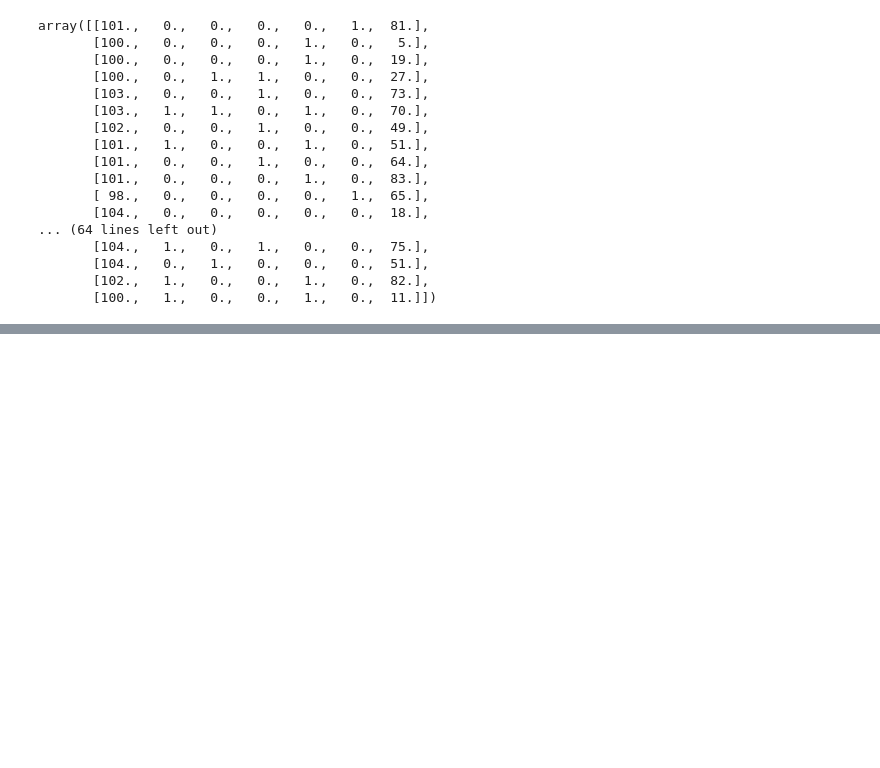
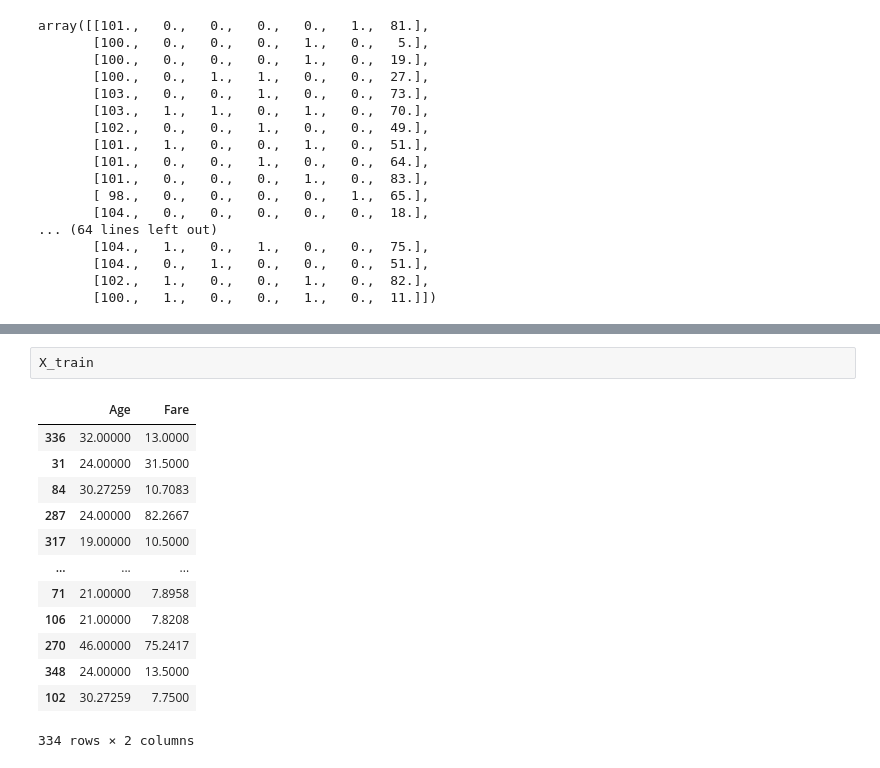
Before and after one commit to Dhe-Reigner/sk-learn, a Jupyter notebook: sci.ipynb, the cells around one changed output, grey strips where cells are left out. Cells and saved outputs as stored; diff of their text form; blank space fills up the shorter version.

```diff
--- a/sci.ipynb
+++ b/sci.ipynb
@@ -992,0 +1112,16 @@ array([[101.,   0.,   0.,   0.,   0.,   1.,  81.],
+# %%
+X_train
+# %% [output]
+|  | Age | Fare |
+| 336 | 32.00000 | 13.0000 |
+| 31 | 24.00000 | 31.5000 |
+| 84 | 30.27259 | 10.7083 |
+| 287 | 24.00000 | 82.2667 |
+| 317 | 19.00000 | 10.5000 |
+| ... | ... | ... |
+| 71 | 21.00000 | 7.8958 |
+| 106 | 21.00000 | 7.8208 |
+| 270 | 46.00000 | 75.2417 |
+| 348 | 24.00000 | 13.5000 |
+| 102 | 30.27259 | 7.7500 |
+334 rows × 2 columns
```
Also changed, not shown: parts of 16 cells of this notebook, 1 other file.
